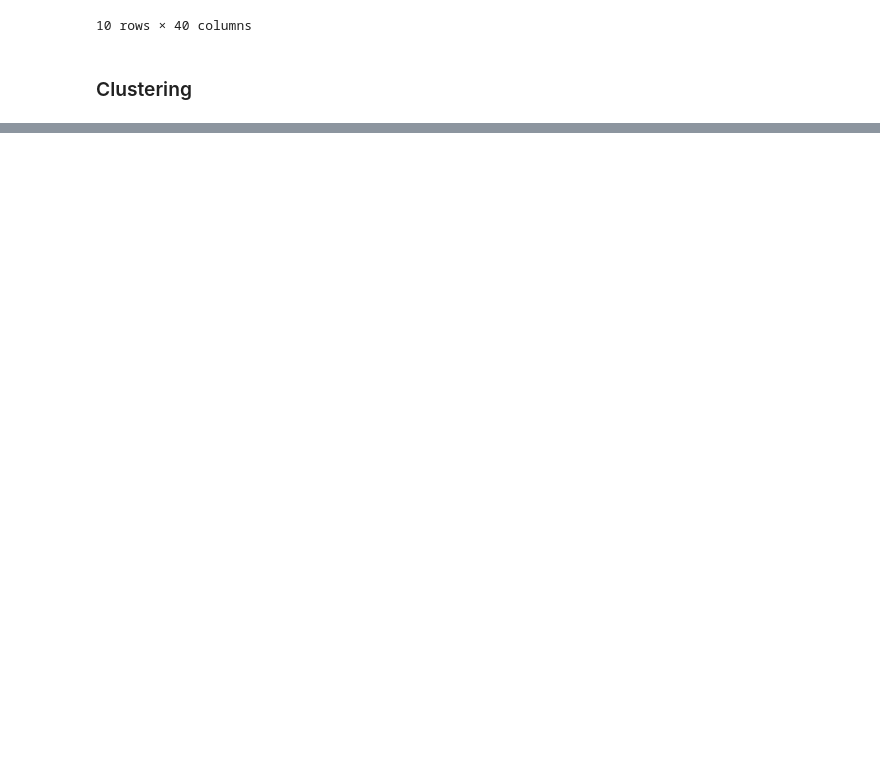
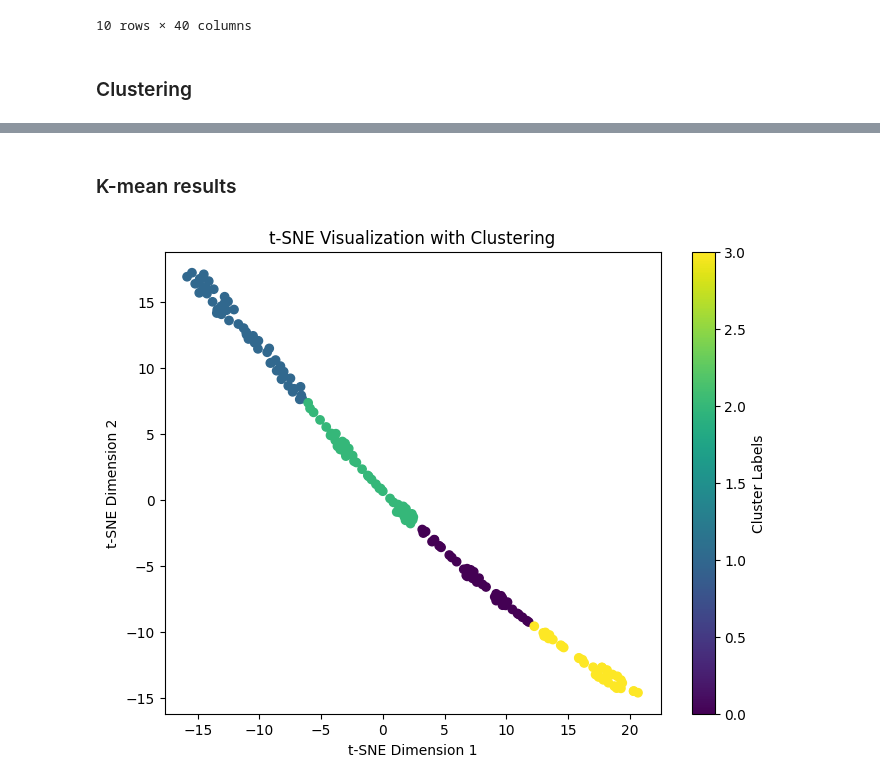
Before and after one commit to giumr06/Final_Project_Water_Management, a Jupyter notebook: cluster_hierarchical_93.ipynb, the cells around one changed output, grey strips where cells are left out. Saved outputs shown, nothing was run; the diff lists cells and outputs as text; code cells hidden in the pictures; blank space fills up the shorter version.

```diff
--- a/cluster_hierarchical_93.ipynb
+++ b/cluster_hierarchical_93.ipynb
@@ -106,0 +130,18 @@ df_pro_com.drop(['year', 'country'], axis=1, inplace=True)
+# %% [markdown]
+### K-mean results
+# %%
+
+k_optimal = 4
+kmeans = KMeans(n_clusters=k_optimal, random_state=0)
+cluster_labels = kmeans.fit_predict(tsne_result)
+
+# Visualize the t-SNE results with cluster labels
+plt.figure(figsize=(8, 6))
+scatter = plt.scatter(tsne_result['tsne0'],tsne_result['tsne1'], c=cluster_labels, cmap='viridis')
+plt.title('t-SNE Visualization with Clustering')
+plt.xlabel('t-SNE Dimension 1')
+plt.ylabel('t-SNE Dimension 2')
+plt.colorbar(scatter, label='Cluster Labels')
+plt.show()
+# %% [output]
+[figure, added]
```
Also changed, not shown: parts of 28 cells of this notebook, 9 other files.
